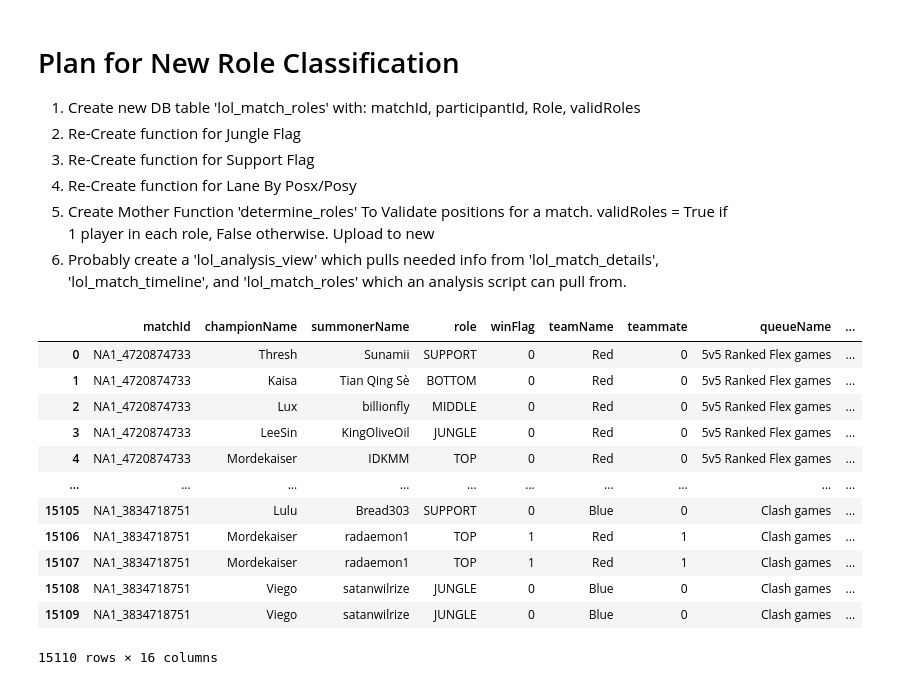
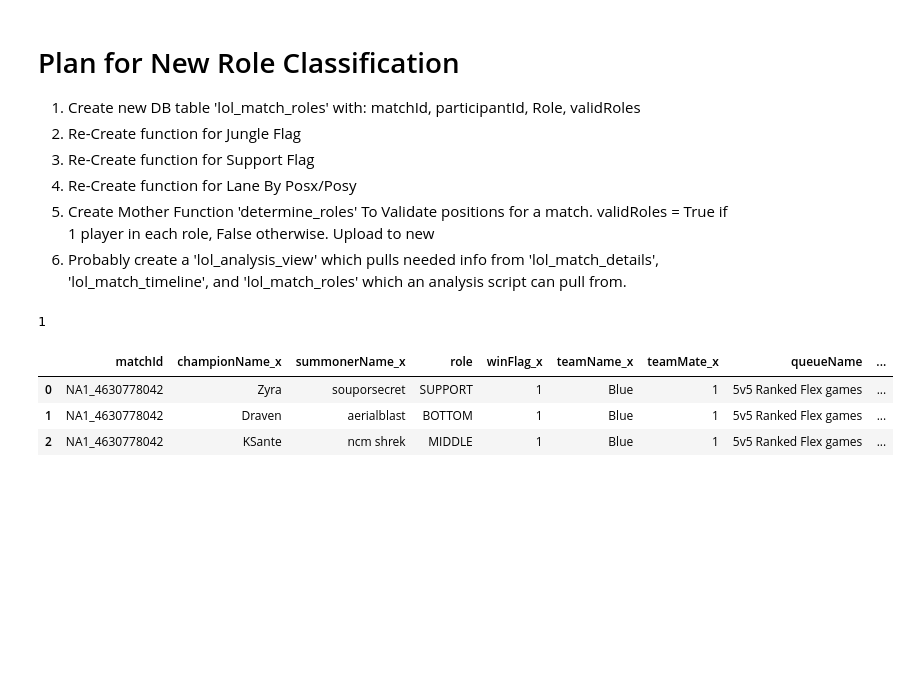
Before and after one commit to michaelmendelsohn/Riot_Api, a Jupyter notebook: v1/other_working.ipynb, the cells around one changed output. Drawn from its saved outputs; the diff is of its cells as text; code cells hidden in the pictures; blank space fills up the shorter version.

```diff
--- a/v1/other_working.ipynb
+++ b/v1/other_working.ipynb
@@ -30,50 +31,16 @@ engine = help.create_mysql_engine()
 3. Re-Create function for Lane By Posx/Posy
 4. Create Mother Function 'determine_roles' To Validate positions for a match. validRoles = True if 1 player in each role, False otherwise. Upload to new
 5. Probably create a 'lol_analysis_view' which pulls needed info from 'lol_match_details', 'lol_match_timeline', and 'lol_match_roles' which an analysis script can pull from.
-# %%
-minutes_to_analyse = [10,14]
-summ_name = 'souporsecret'
-query=f"""
-SELECT
-    det.matchId,
-    det.championName,
-    det.summonerName,
-    rol.role,
-    det.winFlag,
-    det.teamName,
-    case when summoner_basis.teamName = det.teamName then True else False end as teamMate,
-    det.queueName,
-    det.gameCreationDate,
-    time.minute,
-    time.participantId,
-    time.xp,
-    time.minionsKilled,
-    time.jungleMinionsKilled,
-    time.minionsKilled + time.jungleMinionsKilled as totalCS,
-    time.totalDamageDoneToChampions
-FROM riot_api.lol_match_timeline time
-INNER JOIN riot_api.lol_match_details det on time.matchId=det.matchId and time.participantId=det.participantId
-INNER JOIN riot_api.lol_match_roles rol on rol.matchId=det.matchId and rol.participantId=det.participantId
-INNER JOIN (select distinct matchid, teamName FROM riot_api.lol_match_details where summonerName = ''{summ_name}'') summoner_basis
-			on det.matchid = summoner_basis.matchid
-where rol.validRole = 1 and minute in {tuple(minutes_to_analyse)}
-	  and det.matchid in (select distinct matchid FROM riot_api.lol_match_details where summonerName = '{summ_name}')
-;
-
- """
-df = pd.read_sql(query, con=engine)
-df
-# %% [output]
-|  | matchId | championName | summonerName | role | winFlag | teamName | teammate | queueName | ... |
-| 0 | NA1_4720874733 | Thresh | Sunamii | SUPPORT | 0 | Red | 0 | 5v5 Ranked Flex games | ... |
-| 1 | NA1_4720874733 | Kaisa | Tian Qing Sè | BOTTOM | 0 | Red | 0 | 5v5 Ranked Flex games | ... |
-| 2 | NA1_4720874733 | Lux | billionfly | MIDDLE | 0 | Red | 0 | 5v5 Ranked Flex games | ... |
-| 3 | NA1_4720874733 | LeeSin | KingOliveOil | JUNGLE | 0 | Red | 0 | 5v5 Ranked Flex games | ... |
-| 4 | NA1_4720874733 | Mordekaiser | IDKMM | TOP | 0 | Red | 0 | 5v5 Ranked Flex games | ... |
-| ... | ... | ... | ... | ... | ... | ... | ... | ... | ... |
-| 15105 | NA1_3834718751 | Lulu | Bread303 | SUPPORT | 0 | Blue | 0 | Clash games | ... |
-| 15106 | NA1_3834718751 | Mordekaiser | radaemon1 | TOP | 1 | Red | 1 | Clash games | ... |
-| 15107 | NA1_3834718751 | Mordekaiser | radaemon1 | TOP | 1 | Red | 1 | Clash games | ... |
-| 15108 | NA1_3834718751 | Viego | satanwilrize | JUNGLE | 0 | Blue | 0 | Clash games | ... |
-| 15109 | NA1_3834718751 | Viego | satanwilrize | JUNGLE | 0 | Blue | 0 | Clash games | ... |
-15110 rows × 16 columns
+# %%
+print(",".join([str(i) for i in [1]]))
+# %% [output]
+1
+# %%
+df = af.prep_comparison_df('souporsecret', engine, minutes_to_analyse = [14], teammates_names = ['irishguy'])
+pd.options.display.max_columns=100
+df.head(3)
+# %% [output]
+|  | matchId | championName_x | summonerName_x | role | winFlag_x | teamName_x | teamMate_x | queueName | ... |
+| 0 | NA1_4630778042 | Zyra | souporsecret | SUPPORT | 1 | Blue | 1 | 5v5 Ranked Flex games | ... |
+| 1 | NA1_4630778042 | Draven | aerialblast | BOTTOM | 1 | Blue | 1 | 5v5 Ranked Flex games | ... |
+| 2 | NA1_4630778042 | KSante | ncm shrek | MIDDLE | 1 | Blue | 1 | 5v5 Ranked Flex games | ... |
```
Also changed, not shown: parts of 4 cells of this notebook, 1 other file.
